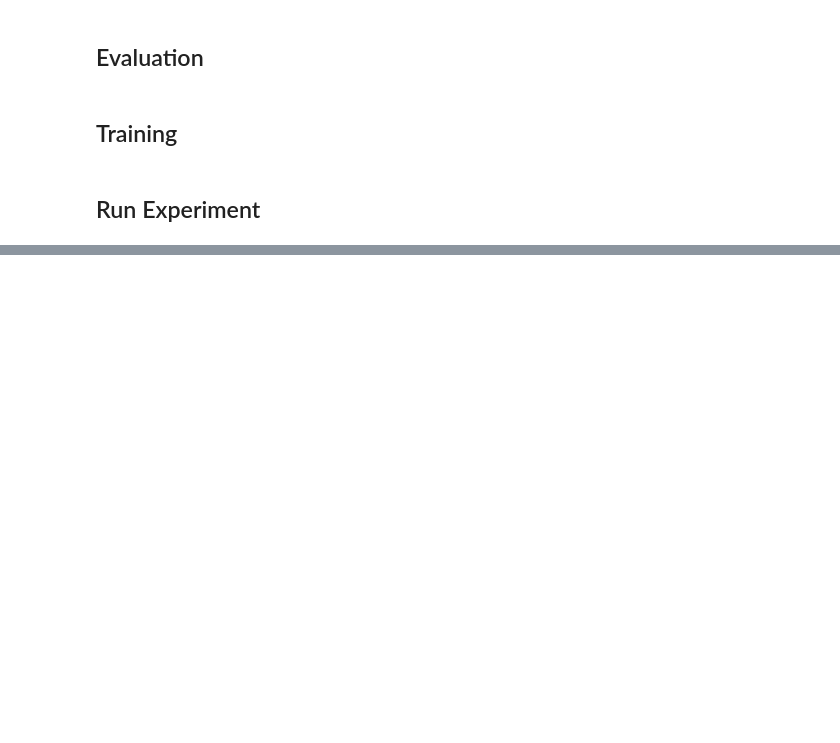
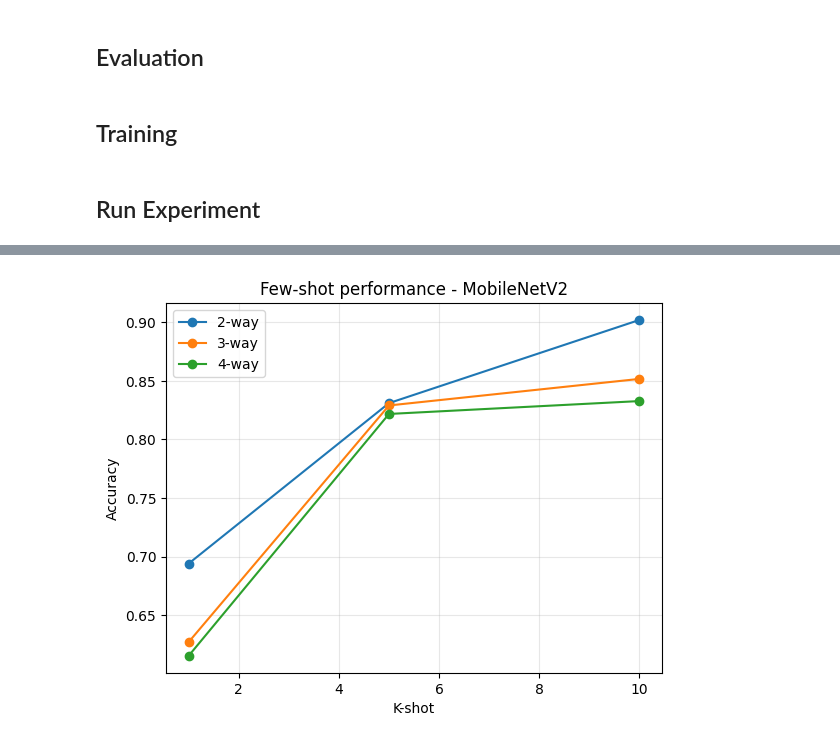
Before and after one commit to malgosiam2/DeepLearningProject1, a Jupyter notebook: notebooks/few_shot_learning.ipynb, the cells around one changed output, grey strips where cells are left out. Cells and saved outputs as stored; diff of their text form; code cells hidden in the pictures; blank space fills up the shorter version.

```diff
--- a/notebooks/few_shot_learning.ipynb
+++ b/notebooks/few_shot_learning.ipynb
@@ -894,0 +577,4 @@ print(summary)
+# %%
+plot_difficulty(mobilenet_results_df, "MobileNetV2")
+# %% [output]
+[figure, added]
```
Also changed, not shown: parts of 57 cells of this notebook, 3 other files.
